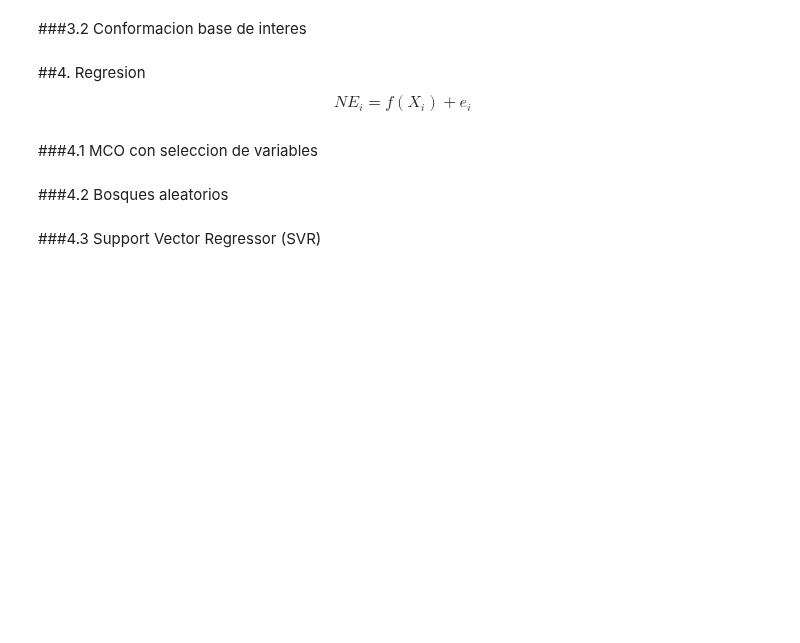
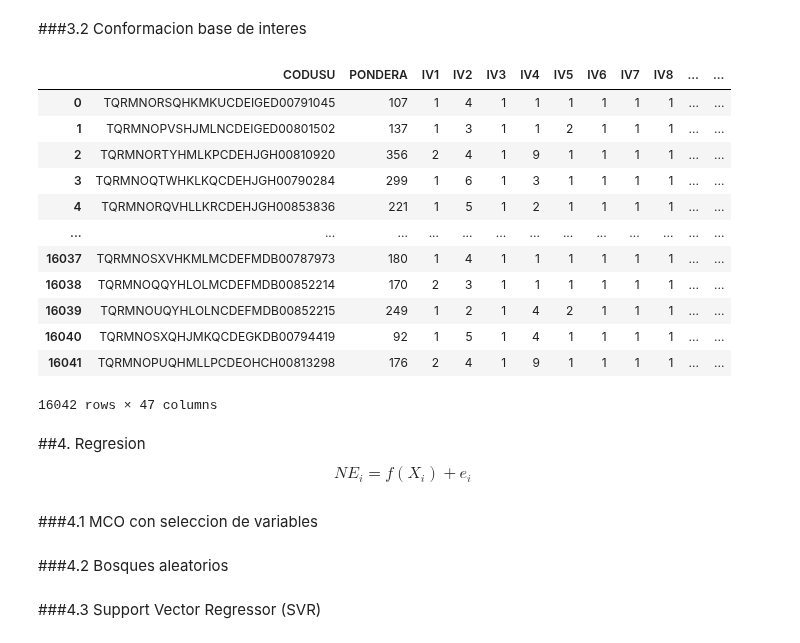
Before and after one commit to santiagoriverti/prediccion_nivel_educativo, a Jupyter notebook: scripts/prediccion_nivel_educativo.ipynb, the cells around one changed output. Saved outputs shown, nothing was run; the diff lists cells and outputs as text; code cells hidden in the pictures; blank space fills up the shorter version.

```diff
--- a/scripts/prediccion_nivel_educativo.ipynb
+++ b/scripts/prediccion_nivel_educativo.ipynb
@@ -289,3 +209,83 @@ print(df_hogar_interes.columns.tolist())
+# %%
+# Unir las bases por CODUSU
+df_merged = pd.merge(df_ind, df_hogar[['CODUSU', 'IX_TOT', 'II2']], on='CODUSU', how='inner')
+
+# Filtrar miembros mayores de 6 años
+df_educativos = df_merged[df_merged['CH06'] > 6].copy()
+
+def calcular_escolaridad(row):
+    nivel = row['CH12']
+    finalizo = row['CH13']
+    ultimo_ano = row.get('CH14', np.nan)
+
+    if finalizo == 1:  # Finalizó el nivel
+        if nivel == 1:  # jardín
+            return 5
+        elif nivel == 2:  # primario
+            return 12
+        elif nivel == 4 or nivel == 5:  # secundario / polimodal
+            return 17
+        elif nivel == 6 or nivel == 7:  # terciario / universitario
+            return 21
+        elif nivel == 8:  # posgrado
+            return 23
+        else:
+            return np.nan
+    elif finalizo == 2:  # No finalizó
+        if nivel in [4, 5] and pd.notnull(ultimo_ano) and ultimo_ano < 98:
+            return 7 + int(ultimo_ano)  # asumo primaria (6) + año cursado
+        elif nivel == 3 and pd.notnull(ultimo_ano) and ultimo_ano < 98:
+            return 6 + int(ultimo_ano)
+    return np.nan
+
+df_educativos['ESCOL_REAL'] = df_educativos.apply(calcular_escolaridad, axis=1)
+
+df_educativos['ESCOL_ESP'] = df_educativos['CH06'] - 5
+df_educativos['ESCOL_ESP'] = df_educativos['ESCOL_ESP'].clip(lower=0, upper=15)
+
+df_educativos['IEAE'] = df_educativos['ESCOL_REAL'] / df_educativos['ESCOL_ESP']
+df_educativos['IEAE'] = df_educativos['IEAE'].clip(upper=1)  # IEAE no puede ser mayor a 1
+
+# NE: promedio de IEAE por hogar
+ne_por_hogar = df_educativos.groupby('CODUSU')['IEAE'].mean().reset_index().rename(columns={'IEAE': 'NE'})
+
+# EDA: edad promedio por hogar
+edad_por_hogar = df_merged.groupby('CODUSU')['CH06'].mean().reset_index().rename(columns={'CH06': 'EDA'})
+
+# FEM: proporción de mujeres por hogar
+fem_por_hogar = df_merged.groupby('CODUSU')['CH04'].apply(lambda x: (x == 2).sum() / len(x)).reset_index().rename(columns={'CH04': 'FEM'})
+
+# ANALFABAT: proporción de analfabetos por hogar
+analfa_por_hogar = df_merged.groupby('CODUSU')['CH09'].apply(lambda x: (x == 2).sum() / len(x)).reset_index().rename(columns={'CH09': 'ANALFABAT'})
+
+# Merge todas las variables
+df_vars = df_hogar.copy()
+df_vars = df_vars.merge(ne_por_hogar, on='CODUSU', how='left')
+df_vars = df_vars.merge(edad_por_hogar, on='CODUSU', how='left')
+df_vars = df_vars.merge(fem_por_hogar, on='CODUSU', how='left')
+df_vars = df_vars.merge(analfa_por_hogar, on='CODUSU', how='left')
+
+# HA: índice de hacinamiento
+df_vars['HA'] = df_vars['IX_TOT'] / df_vars['II2']
+
+# Exportar df_vars a Excel
+df_vars.to_excel("df_vars.xlsx", index=False)
+
+df_vars
+# %% [output]
+|  | CODUSU | PONDERA | IV1 | IV2 | IV3 | IV4 | IV5 | IV6 | IV7 | IV8 | ... | ... |
+| 0 | TQRMNORSQHKMKUCDEIGED00791045 | 107 | 1 | 4 | 1 | 1 | 1 | 1 | 1 | 1 | ... | ... |
+| 1 | TQRMNOPVSHJMLNCDEIGED00801502 | 137 | 1 | 3 | 1 | 1 | 2 | 1 | 1 | 1 | ... | ... |
+| 2 | TQRMNORTYHMLKPCDEHJGH00810920 | 356 | 2 | 4 | 1 | 9 | 1 | 1 | 1 | 1 | ... | ... |
+| 3 | TQRMNOQTWHKLKQCDEHJGH00790284 | 299 | 1 | 6 | 1 | 3 | 1 | 1 | 1 | 1 | ... | ... |
+| 4 | TQRMNORQVHLLKRCDEHJGH00853836 | 221 | 1 | 5 | 1 | 2 | 1 | 1 | 1 | 1 | ... | ... |
+| ... | ... | ... | ... | ... | ... | ... | ... | ... | ... | ... | ... | ... |
+| 16037 | TQRMNOSXVHKMLMCDEFMDB00787973 | 180 | 1 | 4 | 1 | 1 | 1 | 1 | 1 | 1 | ... | ... |
+| 16038 | TQRMNOQQYHLOLMCDEFMDB00852214 | 170 | 2 | 3 | 1 | 1 | 1 | 1 | 1 | 1 | ... | ... |
+| 16039 | TQRMNOUQYHLOLNCDEFMDB00852215 | 249 | 1 | 2 | 1 | 4 | 2 | 1 | 1 | 1 | ... | ... |
+| 16040 | TQRMNOSXQHJMKQCDEGKDB00794419 | 92 | 1 | 5 | 1 | 4 | 1 | 1 | 1 | 1 | ... | ... |
+| 16041 | TQRMNOPUQHMLLPCDEOHCH00813298 | 176 | 2 | 4 | 1 | 9 | 1 | 1 | 1 | 1 | ... | ... |
+16042 rows × 47 columns
 # %% [markdown]
 ##4. Regresion
 $${NE}_i = f(X_i) + e_i$$
```
Also changed, not shown: parts of 8 cells of this notebook.
